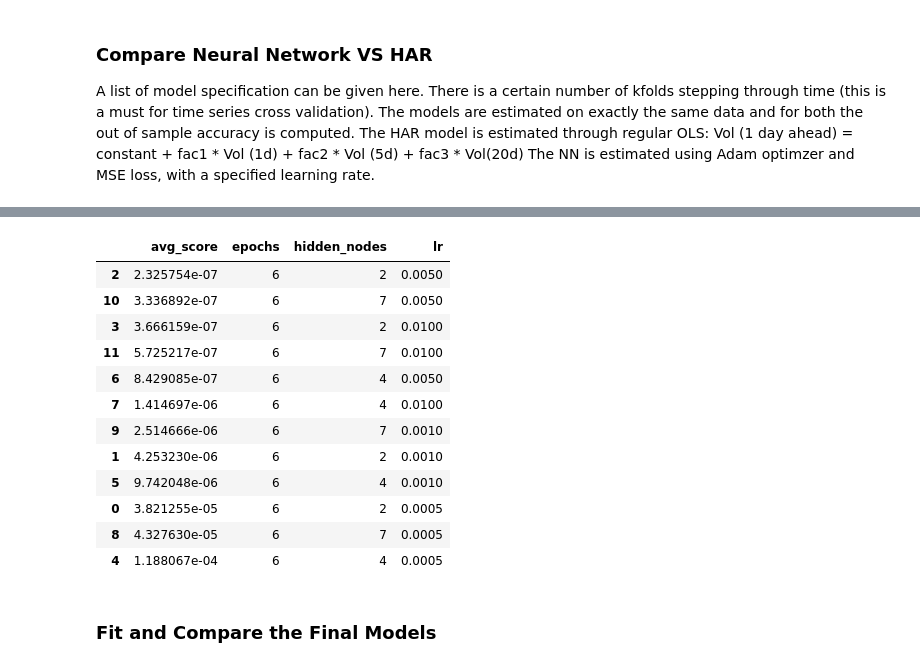
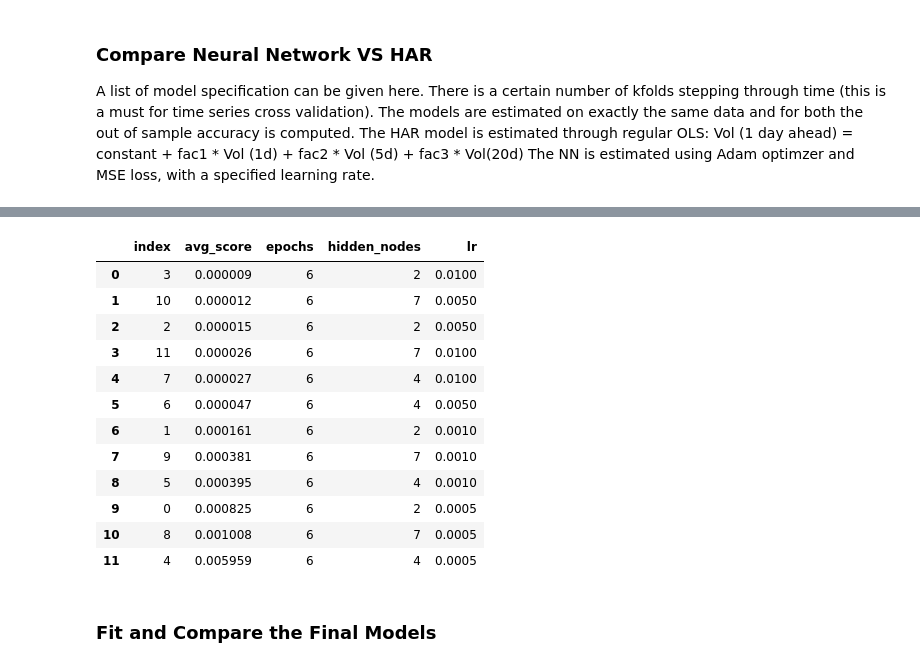
Before and after one commit to CodingNoob234/casestudy-neural-networks, a Jupyter notebook: main.ipynb, the cells around one changed output, grey strips where cells are left out. Drawn from its saved outputs; the diff is of its cells as text; code cells hidden in the pictures.

```diff
--- a/main.ipynb
+++ b/main.ipynb
@@ -157,6 +206,6 @@ def fit_evaluate_nn(model, train_index, test_index):
 # %%
+# PERFORM CROSS VALIDATION
 plot = False
-
 avg_scores = []
 model_scores = []
 
@@ -164,33 +213,28 @@ for hidden_nodes in [2, 4, 7]:
     for lr in [0.0005, 0.001, 0.005, 0.01]:
         for epochs in [6]:
 
-            #============================================================================================================================================================
-            #============================================================================================================================================================
-            #============================================================================================================================================================
-            print_nicely(f"config: nodes-{hidden_nodes} lr-{lr} epochs-{epochs}", 100)
+            print(f"Model Specification: \nnodes: {hidden_nodes} lr: {lr} epochs: {epochs}")
 
             # initialize model and kfolds
-            kfold = TimeSeriesSplit(n_splits = 4, max_train_size = 7000, test_size = 500)
-            model = RegularNN(input_size = 3, hidden_nodes = hidden_nodes, output_size = 1)
+            kfold = TimeSeriesSplit(n_splits = 10, max_train_size = 5000)
+            model = RegularNN(input_size = features.shape[1], hidden_nodes = hidden_nodes, output_size = targets.shape[1])
 
             score_nn = []
 
             i = 0
             for train_index, test_index in kfold.split(features):
+                # print(train_index, test_index)
+
                 i += 1
 
                 # reset model params
                 reset_model_weights(model)
 
-                # print(f"Estimating HAR and NN for kfold: {i}")
-
-                # split data into feature and target data for NN
+                # split data into feature and target data for neural network
                 features_train, features_test, targets_train, targets_test = features[train_index], features[test_index], targets[train_index], targets[test_index]
                 features_train_har, features_test_har = features_har[train_index], features_har[test_index]
 
                 # fit normalizer on train features and normalize data
-                # print("Normalizing features ...")
-
                 scaler = StandardScaler()
                 features_train = scaler.fit_transform(features_train)
                 features_test = scaler.transform(features_test)
@@ -201,19 +245,16 @@ for hidden_nodes in [2, 4, 7]:
                 targets_train_tensor = torch.tensor(targets_train, dtype=torch.float32)
                 targets_test_tensor = torch.tensor(targets_test, dtype=torch.float32)
 
-                # to dataloaders
+                # feature/target tensors to dataloaders
                 trainloader, testloader = data_to_loaders(features_train_tensor, features_test_tensor, targets_train_tensor, targets_test_tensor)
 
                 # initialize and estimate the model
-                # print("Estimating NN model ...")
                 criterion = nn.MSELoss()
-                optimizer = optim.Adam(model.parameters(), lr = lr)
-                epochs = epochs
 
                 model_estimator(
                     model,
-                    optimizer,
-                    criterion,
+                    optimizer = optim.Adam(model.parameters(), lr = lr),
+                    criterion = criterion,
                     epochs=epochs,
                     trainloader=trainloader,
                     testloader=testloader,
@@ -225,18 +266,6 @@ for hidden_nodes in [2, 4, 7]:
 
                 score_nn += [loss.item()]
 
-                # print(f"NN out-of-sample loss: {loss}")
-
-                if plot:
-                    # plot prediction versus true daily volatility
-                    fig, axs = plt.subplots(1,1, figsize = (15, 10))
-                    ax.plot(output.detach().numpy(), label = "pred")
-                    ax.plot(targets_test_tensor.detach().numpy(), label = "target")
-                    for ax in axs:
-                        ax.legend()
-                        ax.grid()
-                    plt.show()
-
             avg_score_nn = np.average(score_nn)
             avg_scores += [avg_score_nn]
             print(f"Average NN MSE Loss: {avg_score_nn}")
@@ -246,6 +275,6 @@ for hidden_nodes in [2, 4, 7]:
 
 # store the score with hyperparams in a dataframe, sort on lowest MSE and show
 df_scores = pd.DataFrame(data = model_scores, columns = ["avg_score", "epochs", "hidden_nodes", "lr"])
-df_scores = df_scores.sort_values(by="avg_score", ascending = True)
+df_scores = df_scores.sort_values(by="avg_score", ascending = True).reset_index(drop=True)
 df_scores
 # %% [output]
@@ -269,16 +298,16 @@ Average NN MSE Loss: 5.725217153695894e-07
-|  | avg_score | epochs | hidden_nodes | lr |
-| 2 | 2.325754e-07 | 6 | 2 | 0.0050 |
-| 10 | 3.336892e-07 | 6 | 7 | 0.0050 |
-| 3 | 3.666159e-07 | 6 | 2 | 0.0100 |
-| 11 | 5.725217e-07 | 6 | 7 | 0.0100 |
-| 6 | 8.429085e-07 | 6 | 4 | 0.0050 |
-| 7 | 1.414697e-06 | 6 | 4 | 0.0100 |
-| 9 | 2.514666e-06 | 6 | 7 | 0.0010 |
-| 1 | 4.253230e-06 | 6 | 2 | 0.0010 |
-| 5 | 9.742048e-06 | 6 | 4 | 0.0010 |
-| 0 | 3.821255e-05 | 6 | 2 | 0.0005 |
-| 8 | 4.327630e-05 | 6 | 7 | 0.0005 |
-| 4 | 1.188067e-04 | 6 | 4 | 0.0005 |
+|  | index | avg_score | epochs | hidden_nodes | lr |
+| 0 | 3 | 0.000009 | 6 | 2 | 0.0100 |
+| 1 | 10 | 0.000012 | 6 | 7 | 0.0050 |
+| 2 | 2 | 0.000015 | 6 | 2 | 0.0050 |
+| 3 | 11 | 0.000026 | 6 | 7 | 0.0100 |
+| 4 | 7 | 0.000027 | 6 | 4 | 0.0100 |
+| 5 | 6 | 0.000047 | 6 | 4 | 0.0050 |
+| 6 | 1 | 0.000161 | 6 | 2 | 0.0010 |
+| 7 | 9 | 0.000381 | 6 | 7 | 0.0010 |
+| 8 | 5 | 0.000395 | 6 | 4 | 0.0010 |
+| 9 | 0 | 0.000825 | 6 | 2 | 0.0005 |
+| 10 | 8 | 0.001008 | 6 | 7 | 0.0005 |
+| 11 | 4 | 0.005959 | 6 | 4 | 0.0005 |
 # %% [markdown]
 ### Fit and Compare the Final Models
 # %%
```
Also changed, not shown: parts of 6 cells of this notebook, 1 other file.
